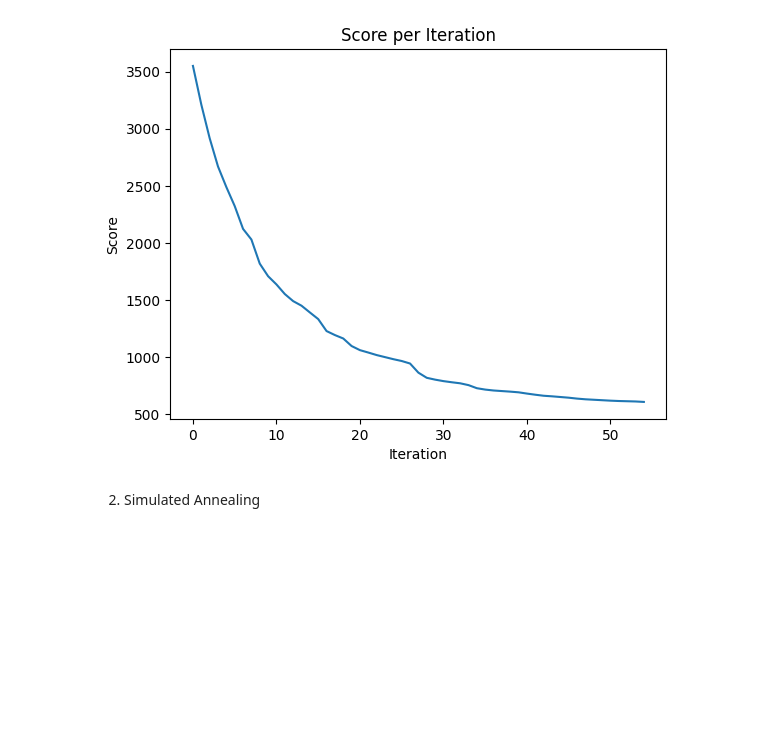
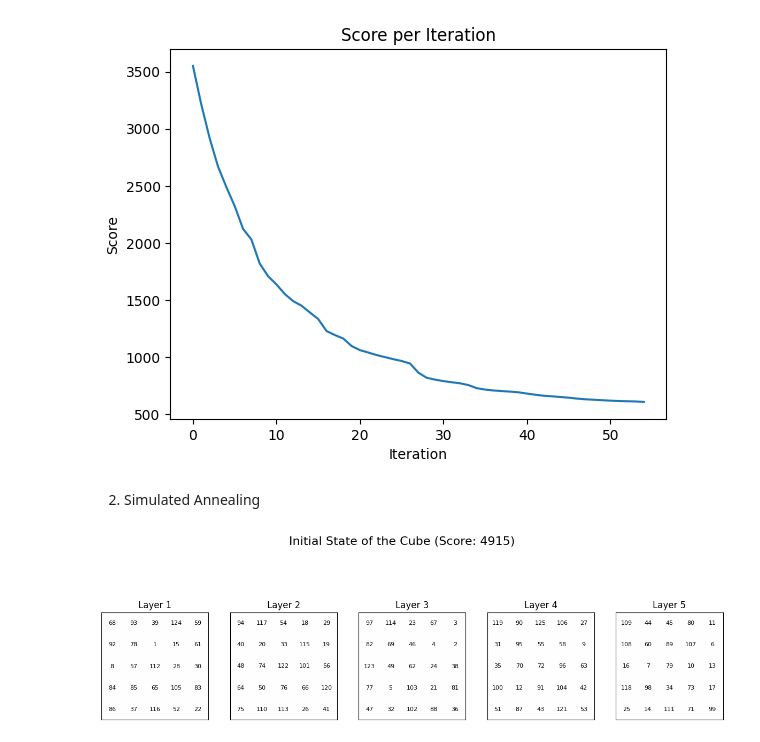
Before and after one commit to sFrans21/Tubes-DAI, a Jupyter notebook: src/main.ipynb, the cells around one changed output. Drawn from its saved outputs; the diff is of its cells as text; code cells hidden in the pictures; blank space fills up the shorter version.

Commit message:
update main
tambahin simulated annealing

```diff
--- a/src/main.ipynb
+++ b/src/main.ipynb
@@ -57,0 +67,9 @@ plt.show()
+# %%
+main = SimulatedAnnealing(initial_temperature=1000, cooling_rate=0.99, temperature_threshold=0.001, stagnation_threshold=50)
+initial_state = main.initial_state
+initial_score = main.objective_function
+# %%
+# Visualisasi kondisi awal
+plot_cube(initial_state, f"Initial State of the Cube (Score: {initial_score})")
+# %% [output]
+[figure, added]
```
Also changed, not shown: parts of 4 cells of this notebook.
